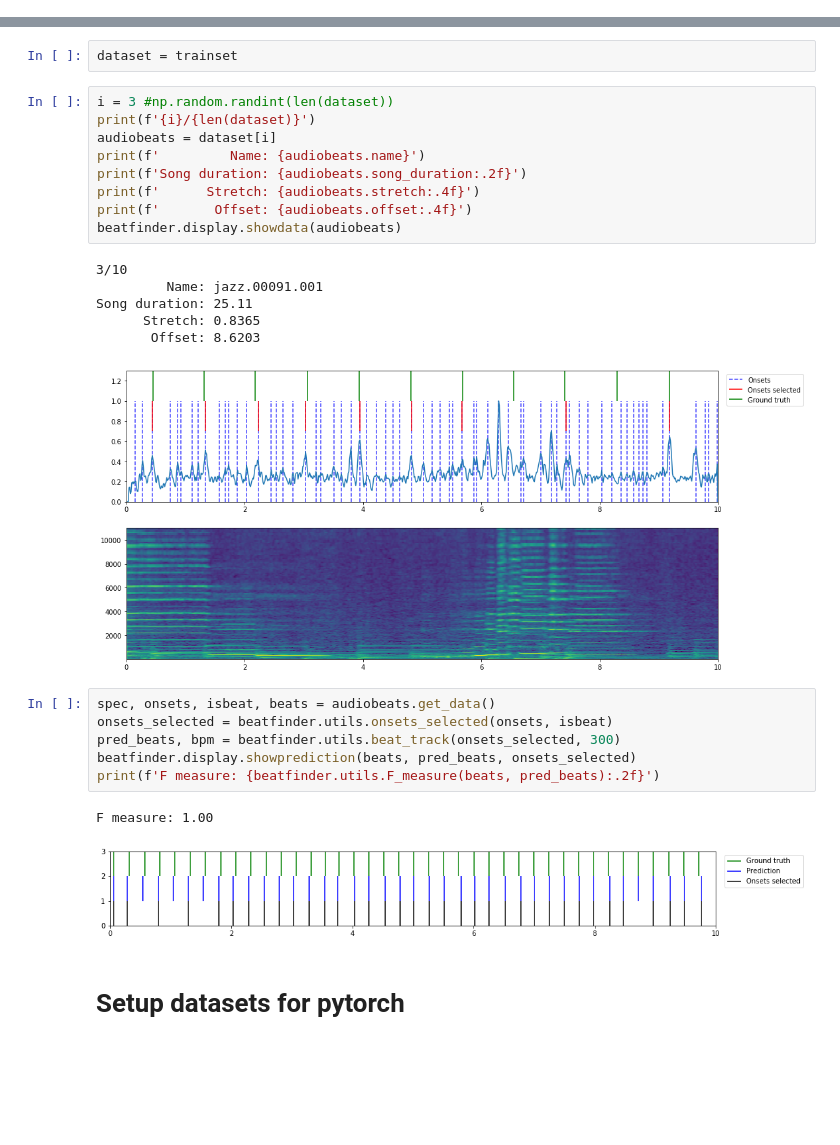
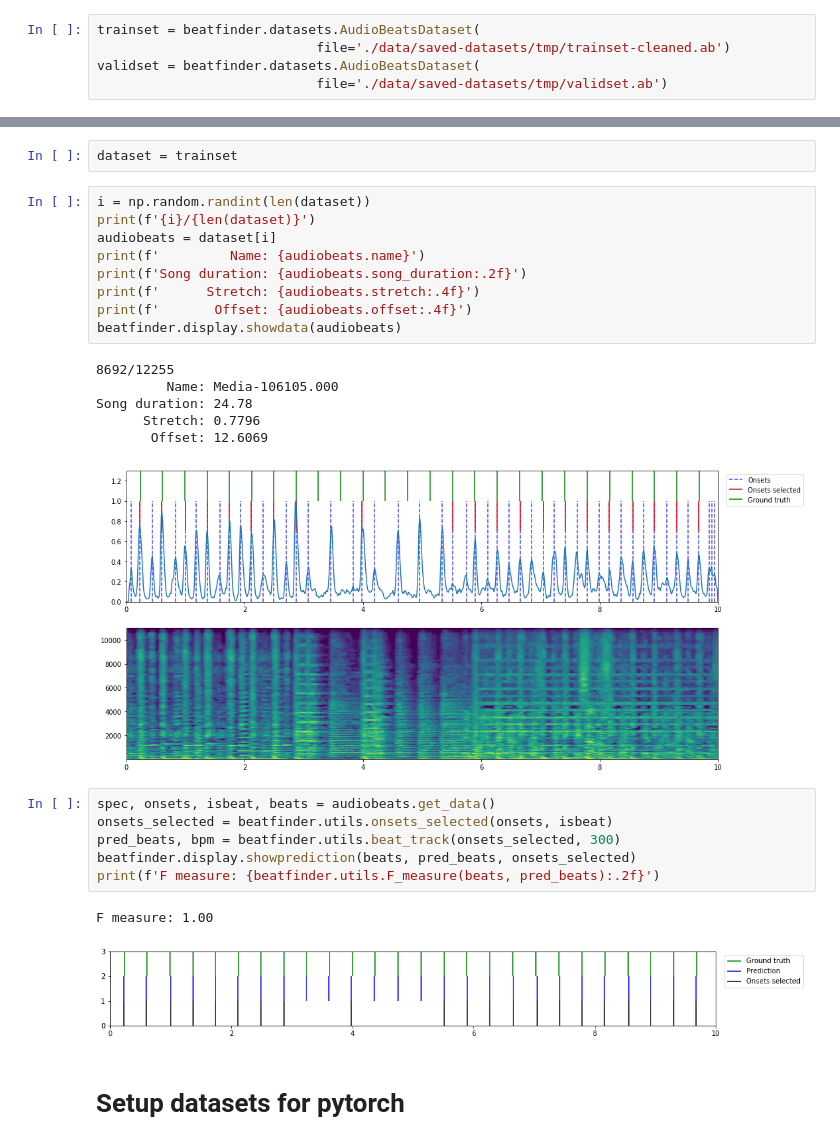
Before and after one commit to maxencemayrand/beat-tracking, a Jupyter notebook: train-and-evaluate.ipynb, the cells around one changed output, grey strips where cells are left out. Saved outputs shown, nothing was run; the diff lists cells and outputs as text; blank space fills up the shorter version.

```diff
--- a/train-and-evaluate.ipynb
+++ b/train-and-evaluate.ipynb
@@ -153,0 +198,5 @@ print(f'cleaned trainset size: {len(trainset)}')
+# %%
+trainset = beatfinder.datasets.AudioBeatsDataset(
+                            file='./data/saved-datasets/tmp/trainset-cleaned.ab')
+validset = beatfinder.datasets.AudioBeatsDataset(
+                            file='./data/saved-datasets/tmp/validset.ab')
@@ -156,21 +211,21 @@ print(f'cleaned trainset size: {len(trainset)}')
 # %%
 dataset = trainset
 # %%
-i = 3 #np.random.randint(len(dataset))
+i = np.random.randint(len(dataset))
 print(f'{i}/{len(dataset)}')
 audiobeats = dataset[i]
 print(f'         Name: {audiobeats.name}')
 print(f'Song duration: {audiobeats.song_duration:.2f}')
 print(f'      Stretch: {audiobeats.stretch:.4f}')
 print(f'       Offset: {audiobeats.offset:.4f}')
 beatfinder.display.showdata(audiobeats)
 # %% [output]
-3/10
-         Name: jazz.00091.001
-Song duration: 25.11
-      Stretch: 0.8365
-       Offset: 8.6203
+8692/12255
+         Name: Media-106105.000
+Song duration: 24.78
+      Stretch: 0.7796
+       Offset: 12.6069
-[figure, old version]
+[figure, new version]
 # %%
 spec, onsets, isbeat, beats = audiobeats.get_data()
 onsets_selected = beatfinder.utils.onsets_selected(onsets, isbeat)
@@ -179,7 +234,7 @@ beatfinder.display.showprediction(beats, pred_beats, onsets_selected)
 print(f'F measure: {beatfinder.utils.F_measure(beats, pred_beats):.2f}')
 # %% [output]
 F measure: 1.00
-[figure, old version]
+[figure, new version]
 # %% [markdown]
 # Setup datasets for pytorch
 # %%
```
Also changed, not shown: parts of 62 cells of this notebook, 7 other files.
